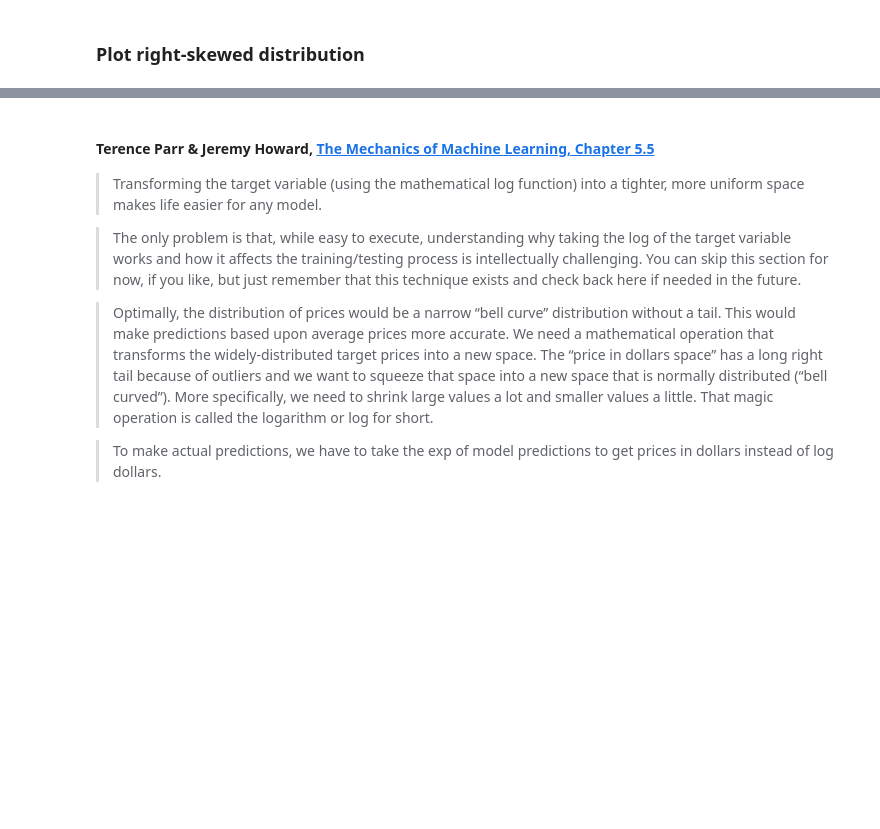
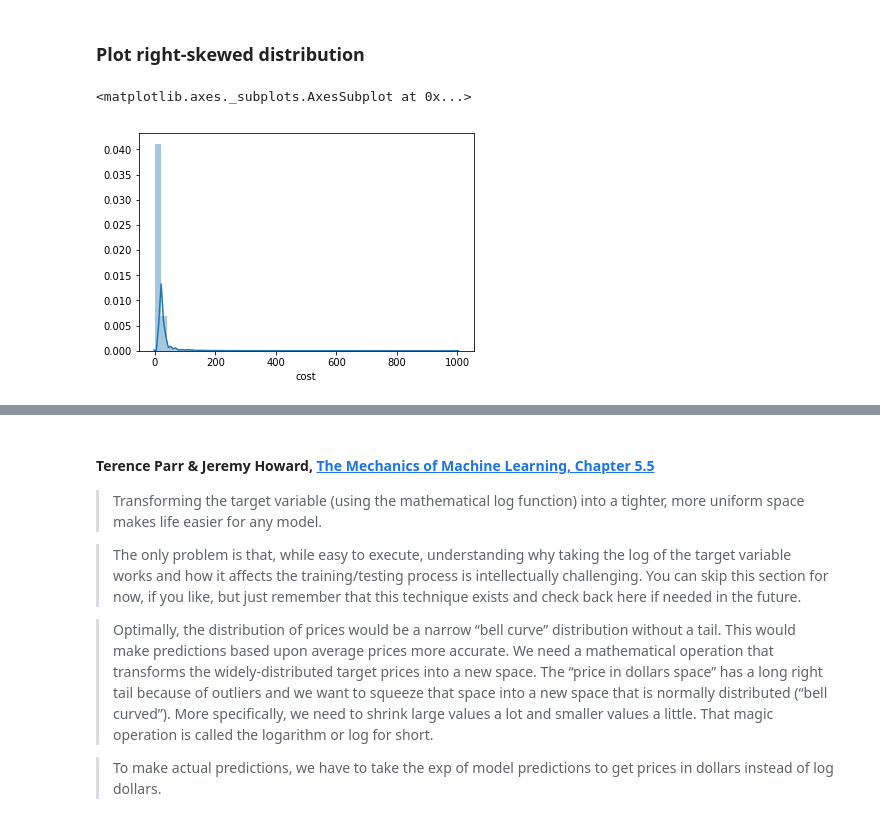
Before and after one commit to LambdaSchool/DEPRECATED-DS-Unit-2-Applied-Modeling, a Jupyter notebook: module1-log-linear-regression/log_linear_regression.ipynb, the cells around one changed output, grey strips where cells are left out. Drawn from its saved outputs; the diff is of its cells as text; code cells hidden in the pictures; blank space fills up the shorter version.

```diff
--- a/module1-log-linear-regression/log_linear_regression.ipynb
+++ b/module1-log-linear-regression/log_linear_regression.ipynb
@@ -249,0 +279,5 @@ len(trainval_tube_assemblies), len(test_tube_assemblies)
+# %%
+train = trainval[trainval['tube_assembly_id'].isin(trainval_tube_assemblies)]
+val = trainval[trainval['tube_assembly_id'].isin(val_tube_assemblies)]
+
+train.shape, val.shape, trainval.shape
@@ -251,0 +312,8 @@ len(trainval_tube_assemblies), len(test_tube_assemblies)
+# %%
+target = 'cost'
+
+y_train = train[target]
+y_val = val[target]
+y_pred = np.full_like(y_val, fill_value=y_train.mean())
+
+print('Validation RMSLE, Mean Baseline:', rmsle(y_val, y_pred))
@@ -255,0 +356,10 @@ len(trainval_tube_assemblies), len(test_tube_assemblies)
+# %%
+features = ['quantity']
+X_train = train[features]
+X_val = val[features]
+# %%
+from sklearn.ensemble import RandomForestRegressor
+model = RandomForestRegressor(n_estimators=100, random_state=42, n_jobs=-1)
+model.fit(X_train, y_train)
+r2 = model.score(X_val, y_val)
+print('Validation R^2', r2)
@@ -257,3 +376,8 @@ len(trainval_tube_assemblies), len(test_tube_assemblies)
 ## Log-transform regression target with right-skewed distribution
 # %% [markdown]
 ### Plot right-skewed distribution
+# %%
+sns.distplot(y_train)
+# %% [output]
+<matplotlib.axes._subplots.AxesSubplot at 0x...>
+[figure, added]
```
Also changed, not shown: parts of 50 cells of this notebook.
